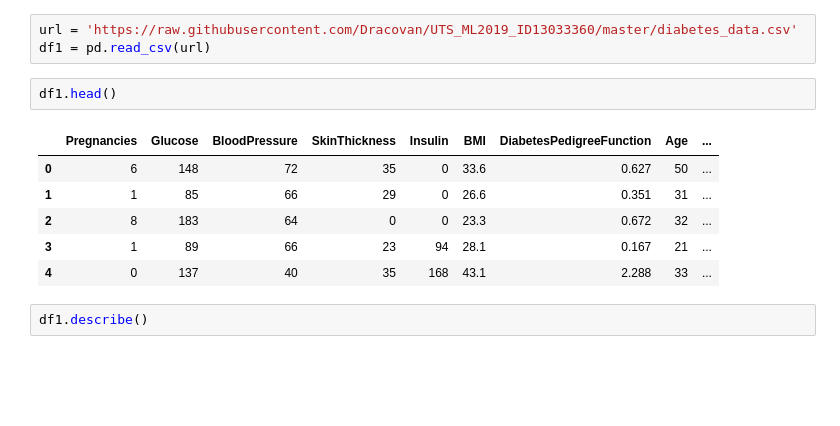
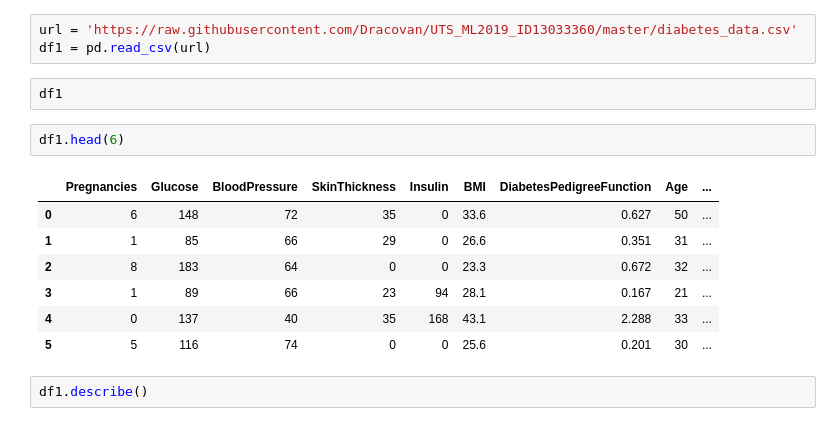
Before and after one commit to Dracovan/UTS_ML2019_ID13033360, a Jupyter notebook: Assignment_2.ipynb, the cells around one changed output. Cells and saved outputs as stored; diff of their text form; blank space fills up the shorter version.

```diff
--- a/Assignment_2.ipynb
+++ b/Assignment_2.ipynb
@@ -24,15 +71,18 @@ Load Data
 # %%
 url = 'https://raw.githubusercontent.com/Dracovan/UTS_ML2019_ID13033360/master/diabetes_data.csv'
 df1 = pd.read_csv(url)
+# %%
+df1
 # %%
-df1.head()
+df1.head(6)
 # %% [output]
 |  | Pregnancies | Glucose | BloodPressure | SkinThickness | Insulin | BMI | DiabetesPedigreeFunction | Age | ... |
 | 0 | 6 | 148 | 72 | 35 | 0 | 33.6 | 0.627 | 50 | ... |
 | 1 | 1 | 85 | 66 | 29 | 0 | 26.6 | 0.351 | 31 | ... |
 | 2 | 8 | 183 | 64 | 0 | 0 | 23.3 | 0.672 | 32 | ... |
 | 3 | 1 | 89 | 66 | 23 | 94 | 28.1 | 0.167 | 21 | ... |
 | 4 | 0 | 137 | 40 | 35 | 168 | 43.1 | 2.288 | 33 | ... |
+| 5 | 5 | 116 | 74 | 0 | 0 | 25.6 | 0.201 | 30 | ... |
 # %%
 df1.describe()
 # %% [output]
```
Also changed, not shown: parts of 17 cells of this notebook.
